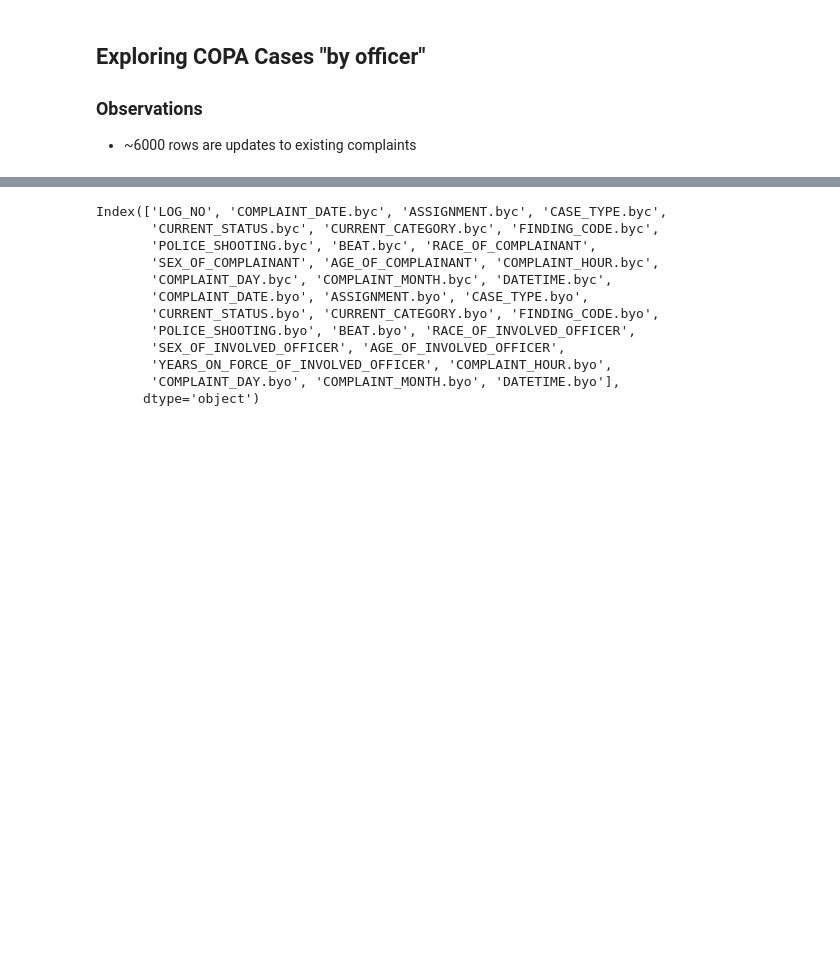
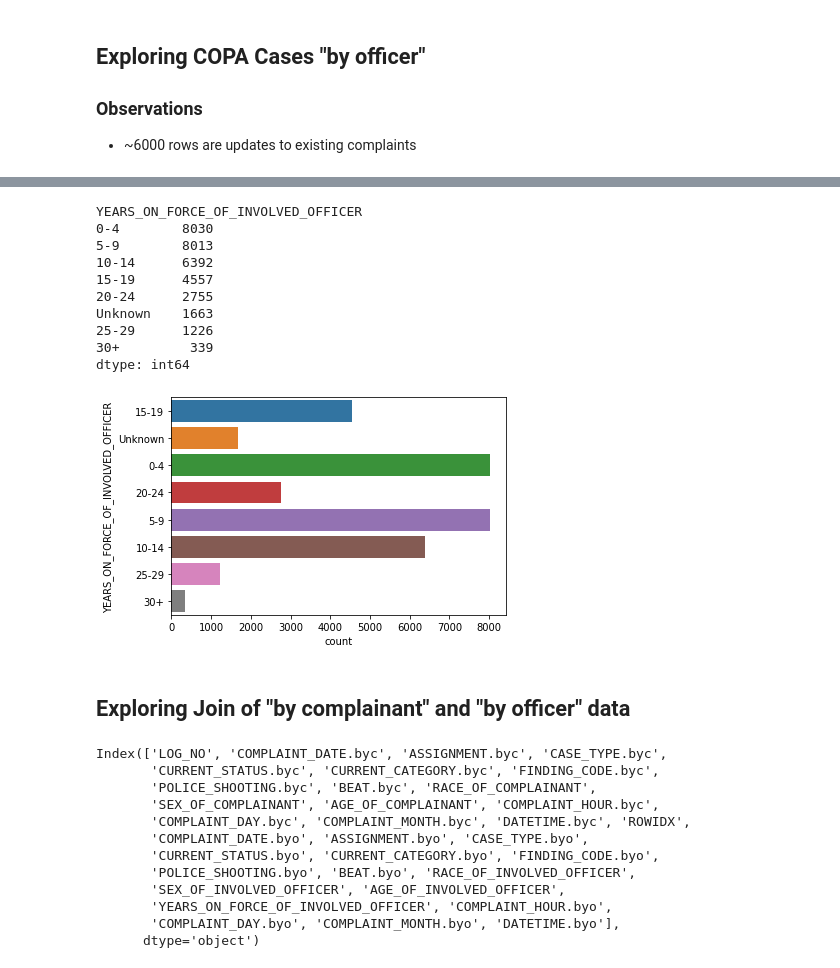
Before and after one commit to colevfrank/254_ML_IL_Crime, a Jupyter notebook: eda/Complaints EDA.ipynb, the cells around one changed output, grey strips where cells are left out. Saved outputs shown, nothing was run; the diff lists cells and outputs as text; code cells hidden in the pictures; blank space fills up the shorter version.

```diff
--- a/eda/Complaints EDA.ipynb
+++ b/eda/Complaints EDA.ipynb
@@ -162 +228,18 @@ offdata['LOG_NO'] = offdata['LOG_NO'].astype(str)
+# %%
+sns.countplot(data=offdata, y='YEARS_ON_FORCE_OF_INVOLVED_OFFICER')
+offdata.groupby(by='YEARS_ON_FORCE_OF_INVOLVED_OFFICER').size().sort_values(ascending=False)
+# %% [output]
+YEARS_ON_FORCE_OF_INVOLVED_OFFICER
+0-4        8030
+5-9        8013
+10-14      6392
+15-19      4557
+20-24      2755
+Unknown    1663
+25-29      1226
+30+         339
+dtype: int64
+[figure, added]
+# %% [markdown]
+## Exploring Join of "by complainant" and "by officer" data
 # %%
@@ -164,11 +248,11 @@ common = data.merge(offdata, on = 'LOG_NO', how='inner', suffixes= ['.byc', '.by
 # %%
-common.columns
+commonlog.columns
 # %% [output]
 Index(['LOG_NO', 'COMPLAINT_DATE.byc', 'ASSIGNMENT.byc', 'CASE_TYPE.byc',
        'CURRENT_STATUS.byc', 'CURRENT_CATEGORY.byc', 'FINDING_CODE.byc',
        'POLICE_SHOOTING.byc', 'BEAT.byc', 'RACE_OF_COMPLAINANT',
        'SEX_OF_COMPLAINANT', 'AGE_OF_COMPLAINANT', 'COMPLAINT_HOUR.byc',
-       'COMPLAINT_DAY.byc', 'COMPLAINT_MONTH.byc', 'DATETIME.byc',
+       'COMPLAINT_DAY.byc', 'COMPLAINT_MONTH.byc', 'DATETIME.byc', 'ROWIDX',
        'COMPLAINT_DATE.byo', 'ASSIGNMENT.byo', 'CASE_TYPE.byo',
        'CURRENT_STATUS.byo', 'CURRENT_CATEGORY.byo', 'FINDING_CODE.byo',
        'POLICE_SHOOTING.byo', 'BEAT.byo', 'RACE_OF_INVOLVED_OFFICER',
```
Also changed, not shown: parts of 35 cells of this notebook, 2 other files.
